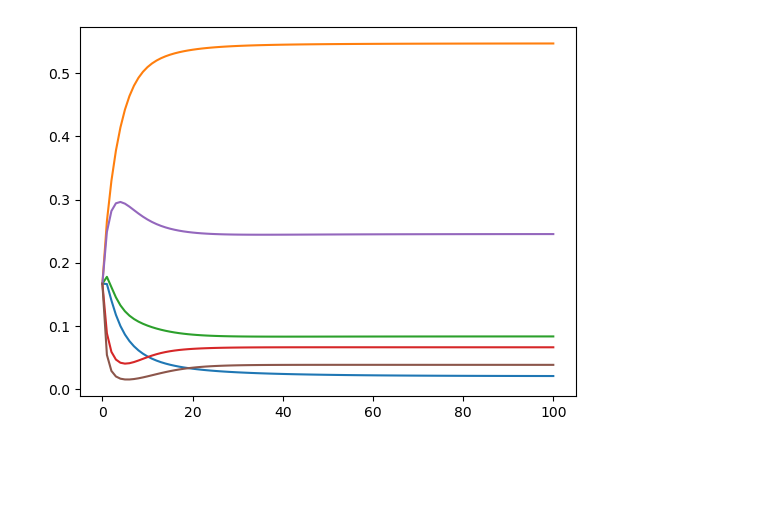
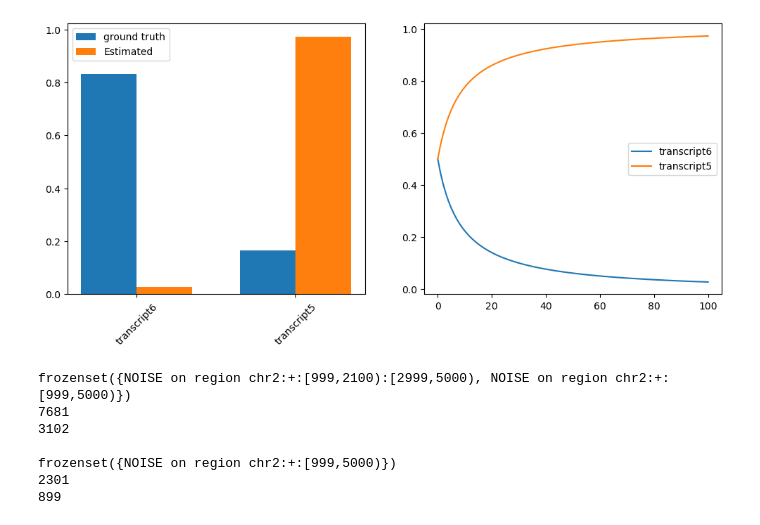
Before and after one commit to kilian-m/PRICE2, a Jupyter notebook: orf_deconvolution_development/orf_deconvolution_development_multiple_datasets.ipynb, the cells around one changed output. Drawn from its saved outputs; the diff is of its cells as text; code cells hidden in the pictures; blank space fills up the shorter version.

Commit message:
add orf_deconvolution for multiple datasets

```diff
--- a/orf_deconvolution_development/orf_deconvolution_development_multiple_datasets.ipynb
+++ b/orf_deconvolution_development/orf_deconvolution_development_multiple_datasets.ipynb
@@ -218,20 +208,8 @@ Locus(chr2:[6999,9500)/+)
-# %%
-c = 0
-for loc in oae.loci_set:
-    c += 1
-    if c == 3:
-        break
-
-loc.rgr_activities
-for rgr in loc.average_activities:
-    plt.plot(loc.average_activities[rgr])
-# %% [output]
-[figure, removed]
 # %%
 ################## plot results #####################
+orf_gtf = f'{directory}/orf_deconvolution_ORFs.gtf'
+gtf = f'{directory}/orf_deconvolution.gtf'
 
-orf_gtf = '/projects/viro/maidhof/price2/orf_deconvolution_development/data_advanced/orf_deconvolution_ORFs.gtf'
-gtf = '/projects/viro/maidhof/price2/orf_deconvolution_development/data_advanced/orf_deconvolution.gtf'
 from price2.genomic_region import GenomicRegion
 
 class PlotRGR:
@@ -243,6 +221,9 @@ class PlotRGR:
         self.type = type
         self.activity = activity
         self.genomic_region = GenomicRegion([], chrom, strand)
+
+    def __repr__(self):
+        return f'{self.genomic_region}'
 
 ground_truth_rgrs = {}
 
@@ -270,3 +251,60 @@ for region in HTSeq.GFF_Reader(gtf):
                 )
     if region.type == 'exon':
         ground_truth_rgrs[region.attr['transcript_id']].genomic_region.add_interval(region.iv)
+# %%
+fig, axs = plt.subplots(len(oae.loci_set), 2, figsize=(12, 5*len(oae.loci_set)))
+
+
+loci_list = list(oae.loci_set)
+for i in range(len(loci_list)):
+    ids = []
+    true_activities = []
+    estimated_activities = []
+    activity_progression = []
+
+    for region in loci_list[i].rgr_set:
+        estimated_activities.append(region.average_activity)
+        for id, rgr in ground_truth_rgrs.items():
+            if rgr == region:
+                true_activities.append(rgr.activity)
+                ids.append(id)
+                break
+        if len(true_activities) < len(estimated_activities):
+            true_activities.append(0)
+            ids.append('0')
+
+
+        axs[1].plot(loci_list[i].average_activities[region], label=ids[-1])
+    axs[1].legend()
+
+
+    estimated_activities = np.array(estimated_activities)
+    estimated_activities = estimated_activities / estimated_activities.sum()
+    true_activities = np.array(true_activities)
+    true_activities = true_activities / true_activities.sum()
+
+    bar_width = 0.35
+
+    axs[0].bar([x-bar_width/2 for x in range(1,len(true_activities)+1)], true_activities, width=bar_width, label='ground truth')
+    axs[0].bar([x+bar_width/2 for x in range(1,len(true_activities)+1)], estimated_activities, width=bar_width, label='Estimated')
+    axs[0].legend()
+    axs[0].set_xticks([x for x in range(1,len(true_activities)+1)], ids)
+    for tick in axs[0].get_xticklabels():
+        tick.set_rotation(45)
+# %% [output]
+[figure, added]
+# %%
+loc = loci_list[0]
+for cg in loc.cgs[oae.ribo_seq_runs[0]]:
+    print(cg)
+    print(loc.cgs[oae.ribo_seq_runs[0]][cg].read_count)
+    print(loc.cgs[oae.ribo_seq_runs[0]][cg].length)
+    print()
+# %% [output]
+frozenset({NOISE on region chr2:+:[999,2100):[2999,5000), NOISE on region chr2:+:[999,5000)})
+7681
+3102
+
+frozenset({NOISE on region chr2:+:[999,5000)})
+2301
+899
```
Also changed, not shown: parts of 12 cells of this notebook, 9 other files.
